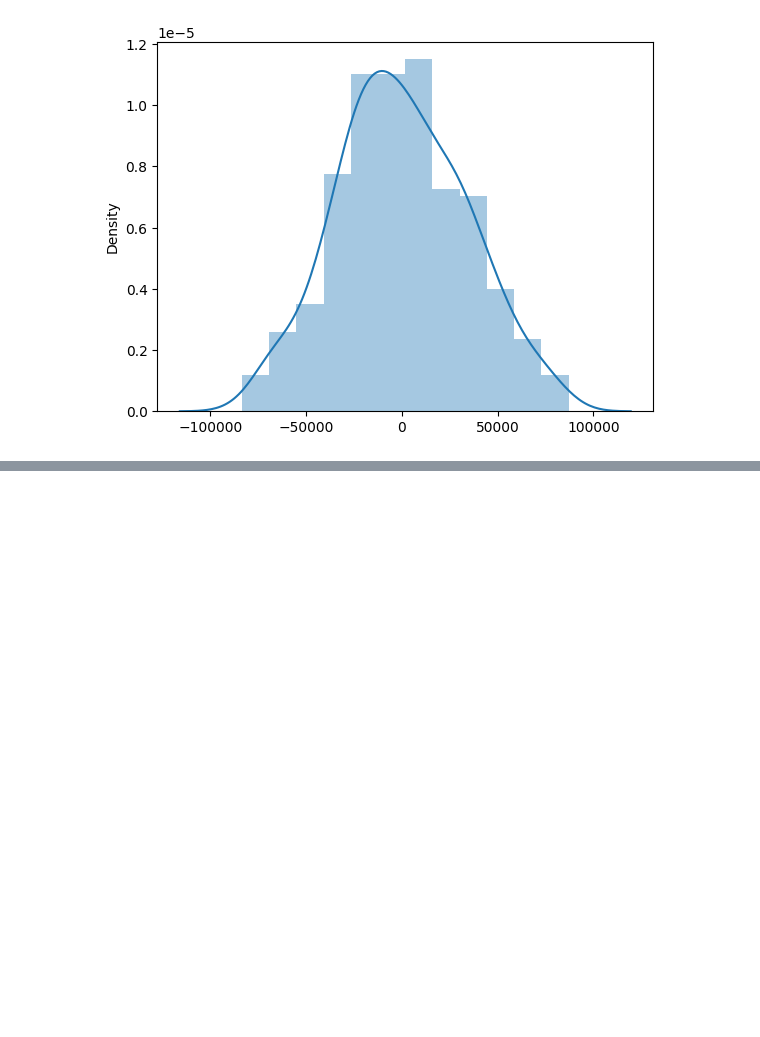
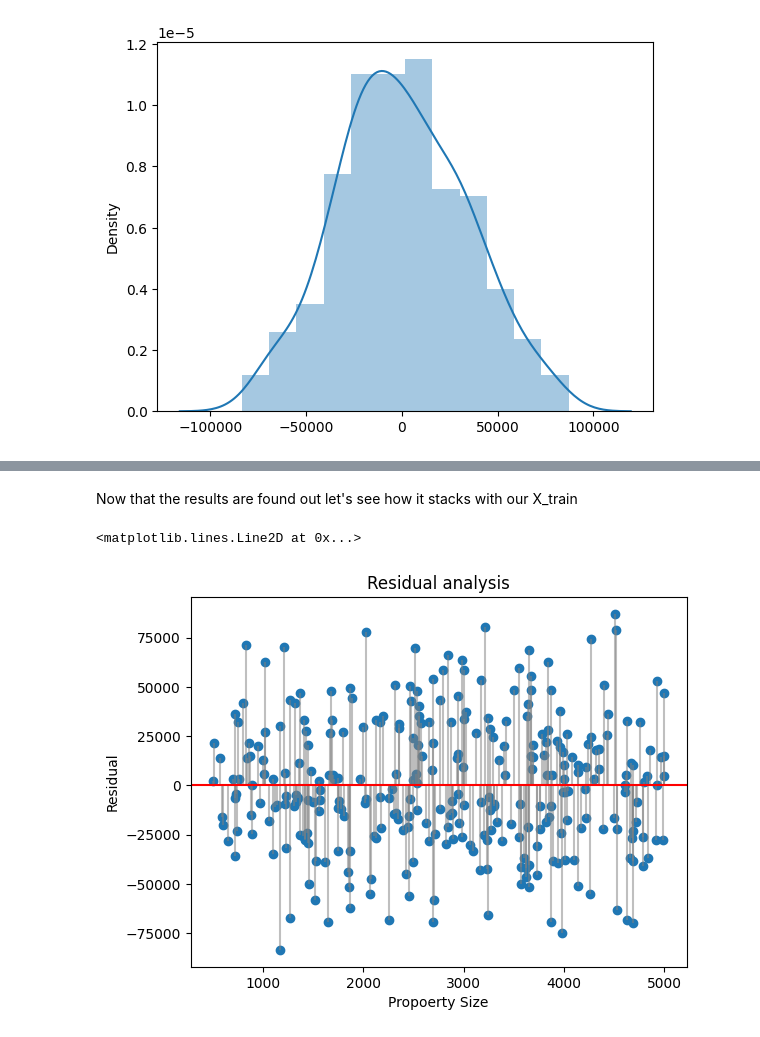
Before and after one commit to Rushank14/Models, a Jupyter notebook: notebooks/regression.ipynb, the cells around one changed output, grey strips where cells are left out. Saved outputs shown, nothing was run; the diff lists cells and outputs as text; code cells hidden in the pictures; blank space fills up the shorter version.

```diff
--- a/notebooks/regression.ipynb
+++ b/notebooks/regression.ipynb
@@ -184,0 +209,13 @@ https://gist.github.com/mwaskom/de44147ed2974457ad6372750bbe5751
+# %% [markdown]
+Now that the results are found out let's see how it stacks with our X_train
+# %%
+plt.figure()
+plt.title(label='Residual analysis')
+plt.scatter(X_train, res_train)
+plt.vlines(X_train, 0, res_train, colors='gray', alpha=0.5)
+plt.xlabel('Propoerty Size')
+plt.ylabel('Residual')
+plt.axhline(y=0, color= 'r')
+# %% [output]
+<matplotlib.lines.Line2D at 0x...>
+[figure, added]
```
Also changed, not shown: parts of 17 cells of this notebook.
